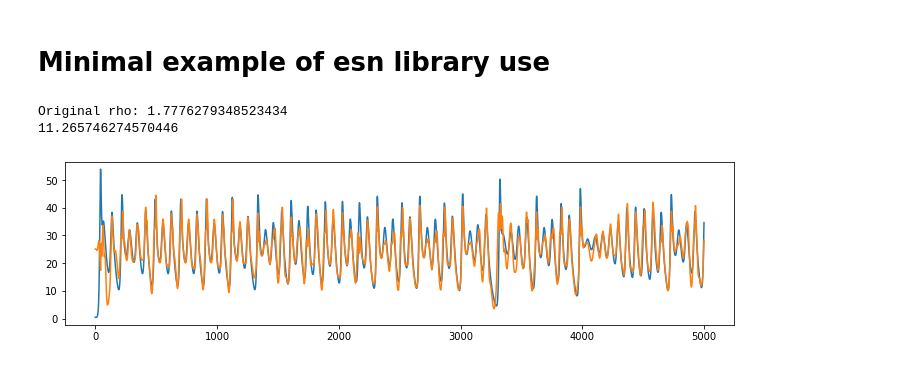
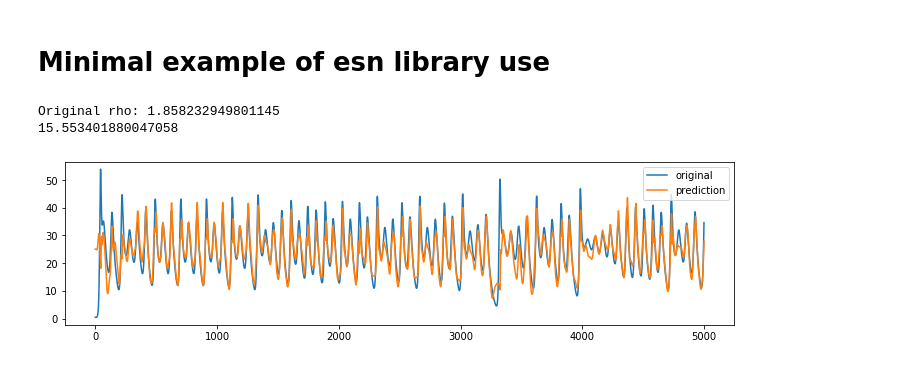
Before and after one commit to khakhalin/echo-networks, a Jupyter notebook: notebooks/experiment_minimal.ipynb, the cells around one changed output. Saved outputs shown, nothing was run; the diff lists cells and outputs as text; code cells hidden in the pictures.

```diff
--- a/notebooks/experiment_minimal.ipynb
+++ b/notebooks/experiment_minimal.ipynb
@@ -7,23 +7,24 @@ from echo import esn
 # %%
 Data = esn.Data
 Reservoir = esn.Reservoir
 
 data = Data.create_source('lorenz')
 x,y = data.generate(50000, seed=1)
-model = Reservoir(100, rho=0.8)
-#model = Reservoir(20, rho=None)
+model = Reservoir(100)
+#model = Reservoir(100, rho=None, l2=None)
 print('Original rho:', model.meta['original_rho'])
 model.fit(x, y, skip=200)
 
 x,y = data.generate(5000, seed=0.5)
 z = model.predict(x)
 loss = esn.utils.loss(y[200:], z[200:])
 print(loss)
 
 plt.figure(figsize=(12,3));
-plt.plot(y);
-plt.plot(z);
+plt.plot(y, label='original');
+plt.plot(z, label='prediction');
+plt.legend();
 # %% [output]
-Original rho: 1.7776279348523434
-11.265746274570446
+Original rho: 1.858232949801145
+15.553401880047058
-[figure, old version]
+[figure, new version]
```
Also changed, not shown: 2 other files.
